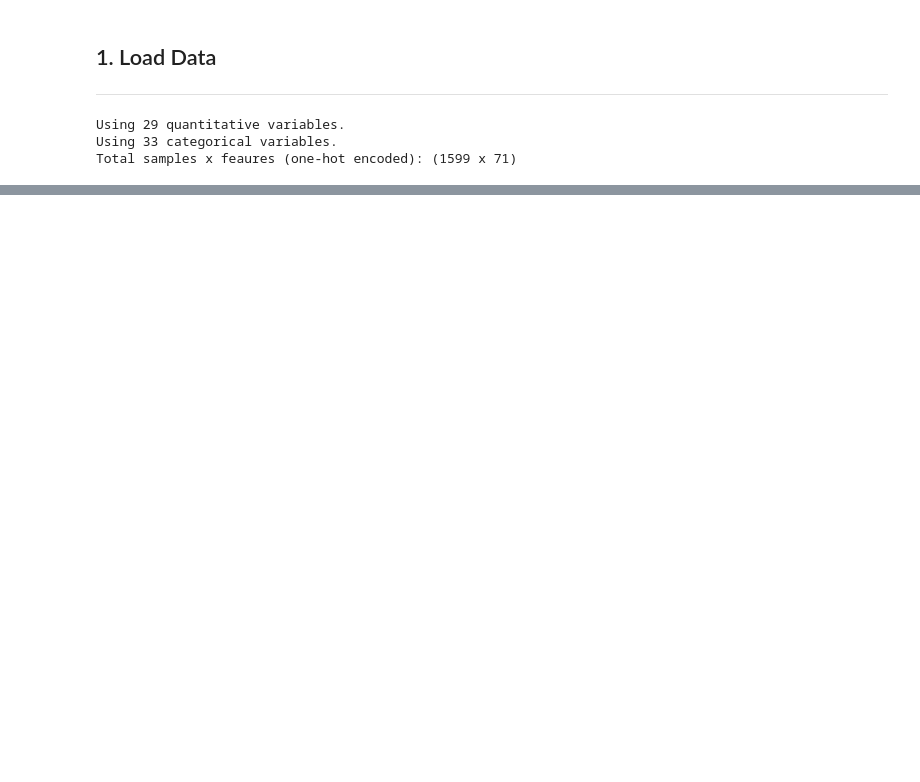
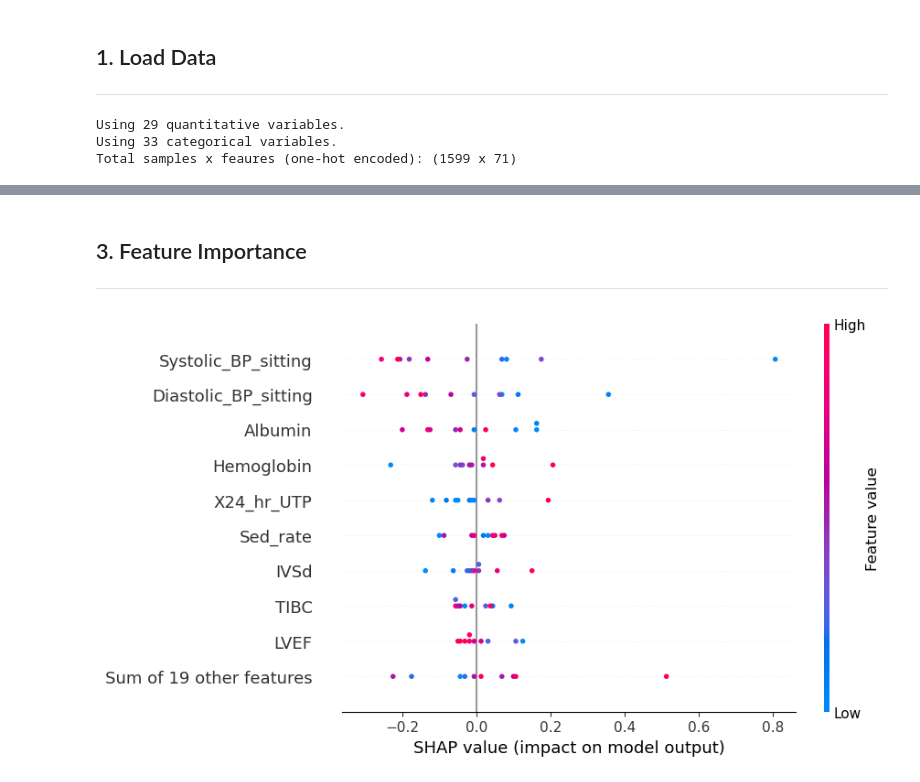
Before and after one commit to shankara-a/amyloidosis_bmc_2023, a Jupyter notebook: 05a_cluster_prediction.ipynb, the cells around one changed output, grey strips where cells are left out. Cells and saved outputs as stored; diff of their text form; code cells hidden in the pictures; blank space fills up the shorter version.

Commit message:
added hyperopt and code for shapley analysis

```diff
--- a/05a_cluster_prediction.ipynb
+++ b/05a_cluster_prediction.ipynb
@@ -411,0 +76,10 @@ array([3.46944695e-16, 2.84494650e-16, 2.18575158e-16, 1.71737624e-16,
+# %%
+# Load models
+hyperopt_estimators = dict()
+hyperopt_models = dict()
+
+for filename in glob.glob("data/subgroup_prediction/*.pkl"):
+    with open(filename, "rb") as file:
+        _name = filename.split("/")[-1].split("_")[-1].split(".pkl")[0]
+        hyperopt_estimators[_name] = pickle.load(file)
+        hyperopt_models[_name] = hyperopt_estimators[_name].best_model()['learner']
@@ -412,3 +92,17 @@ array([3.46944695e-16, 2.84494650e-16, 2.18575158e-16, 1.71737624e-16,
+# %% [markdown]
+## 3. Feature Importance
+---
+# %%
+shap_values = dict()
+
+for filename in glob.glob("data/subgroup_prediction/shap/*.pkl"):
+    with open(filename, "rb") as file:
+        _name = filename.split("/")[-1].split("_")[-1].split(".pkl")[0]
+        shap_values[_name] = pickle.load(file)
+# %%
+shap.plots.beeswarm(shap_values['mlp'])
+# %% [output]
+[figure, added]
 # %%
 min_importance = 0.01
 figsize=(4,5)
```
Also changed, not shown: parts of 41 cells of this notebook, 3 other files.
